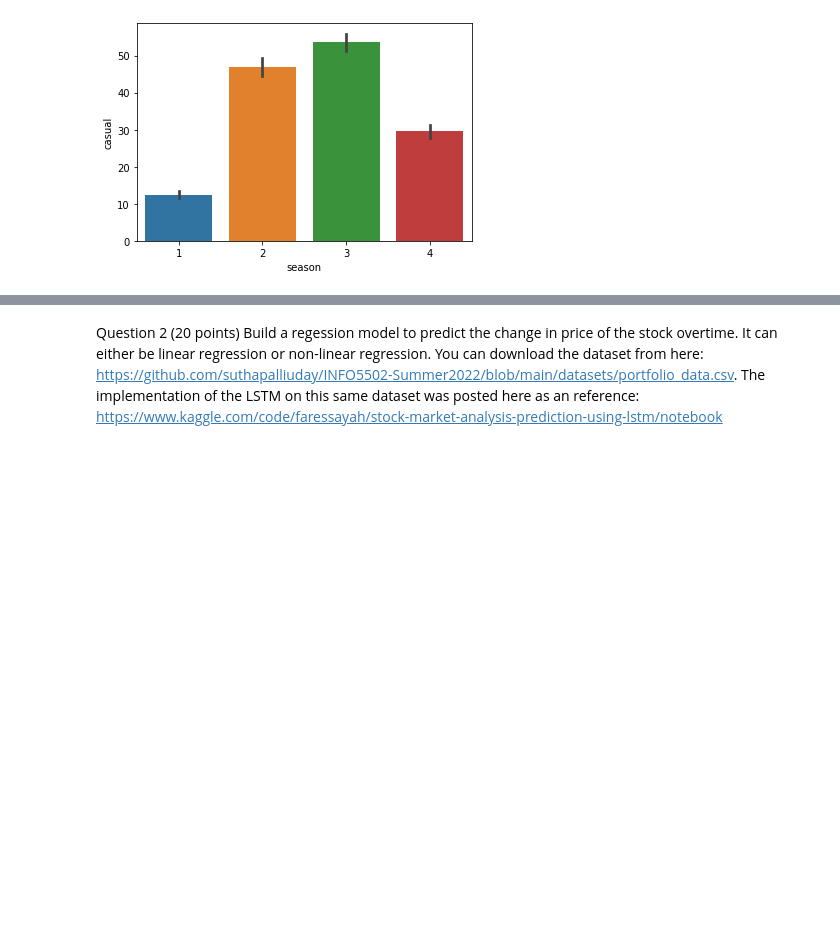
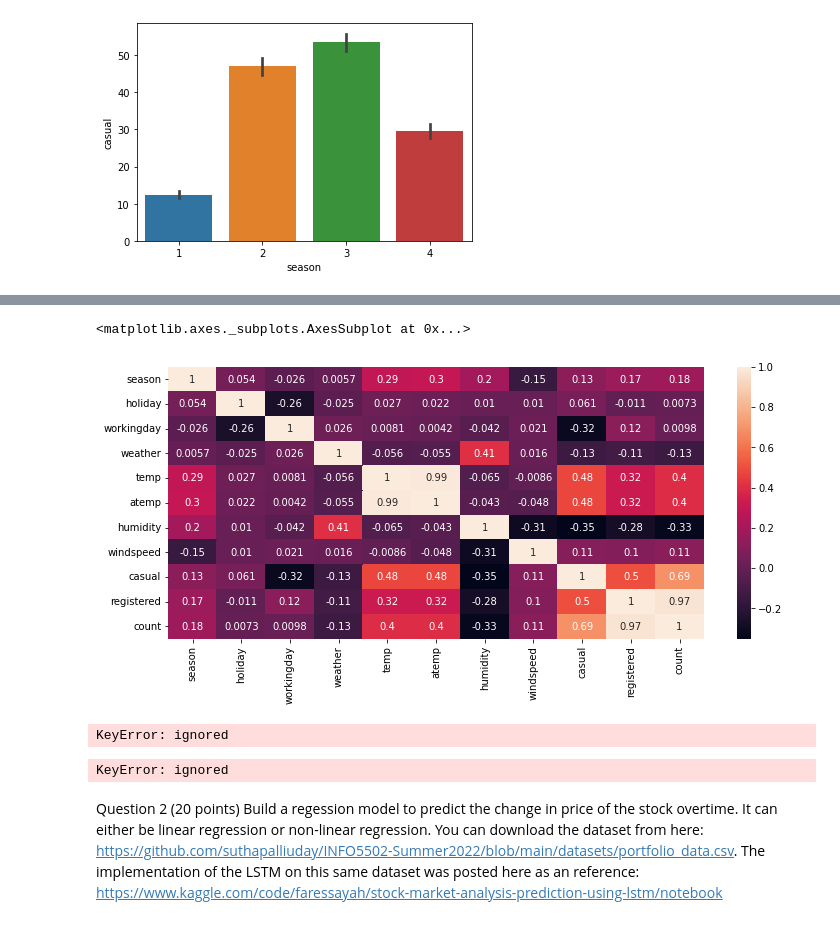
Before and after one commit to rghimre3/INFO-5502, a Jupyter notebook: lab_assignment_06.ipynb, the cells around one changed output, grey strips where cells are left out. Drawn from its saved outputs; the diff is of its cells as text; code cells hidden in the pictures; blank space fills up the shorter version.

```diff
--- a/lab_assignment_06.ipynb
+++ b/lab_assignment_06.ipynb
@@ -189,3 +193,46 @@ sns.barplot(x ='season', y ='casual', data = df, palette ='tab10')
+# %%
+corr=df.corr()
+plt.figure(figsize=(12,5))
+sns.heatmap(corr,annot=True)
+# %% [output]
+<matplotlib.axes._subplots.AxesSubplot at 0x...>
+[figure, added]
+# %%
+hrs = np.unique(df['hour'])
+mean_hr = {}
+for i in hrs:
+    temp_df = df.loc[df['hour'] == i]
+    mean_hr[i] = temp_df['count'].mean()
+
+plt.rcParams['figure.figsize'] = (20,10)
+plt.bar(hrs,[mean_hr[i] for i in hrs],color = 'grey')
+plt.xlabel("Hour of the Day")
+plt.ylabel("Average number of bikes that were used")
+plt.tick_params(axis='x', labelsize=15)
+plt.tick_params(axis='y', labelsize=15)
+plt.title("Usage of the Bikes")
+# %% [output]
+KeyError: ignored
+# %%
+
+
+
+cols =['weather','atemp','humidity','windspeed','day','hour']
+X = df[cols]
+print(X)
+X = preprocessing.scale(X)
+y = df['count'].values
+y = preprocessing.scale(y)
+casual=df['casual'].values
+casual= preprocessing.scale(casual)
+registered=df['registered'].values
+registered= preprocessing.scale(registered)
+
+X_train,X_test,y_train,y_test = train_test_split(X,y,test_size=0.3,random_state=100)
+X_train_cas,X_test_cas,y_train_cas,y_test_cas = train_test_split(X,casual,test_size=0.3,random_state=0)
+X_train_reg,X_test_reg,y_train_reg,y_test_reg = train_test_split(X,registered,test_size=0.3,random_state=0)
+# %% [output]
+KeyError: ignored
 # %% [markdown]
  Question 2 (20 points) Build a regession model to predict the change in price of the stock overtime. It can either be linear regression or non-linear regression. You can download the dataset from here: https://github.com/suthapalliuday/INFO5502-Summer2022/blob/main/datasets/portfolio_data.csv. The implementation of the LSTM on this same dataset was posted here as an reference: https://www.kaggle.com/code/faressayah/stock-market-analysis-prediction-using-lstm/notebook
 # %% [markdown]
```
Also changed, not shown: parts of 2 cells of this notebook.
